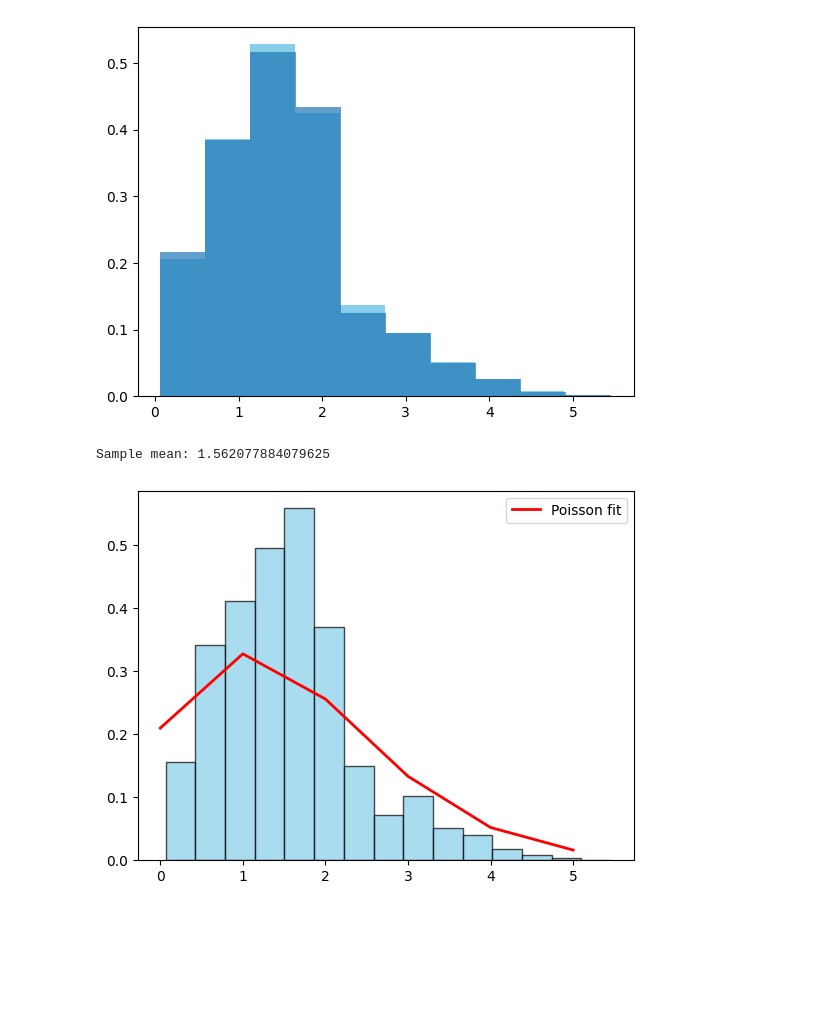
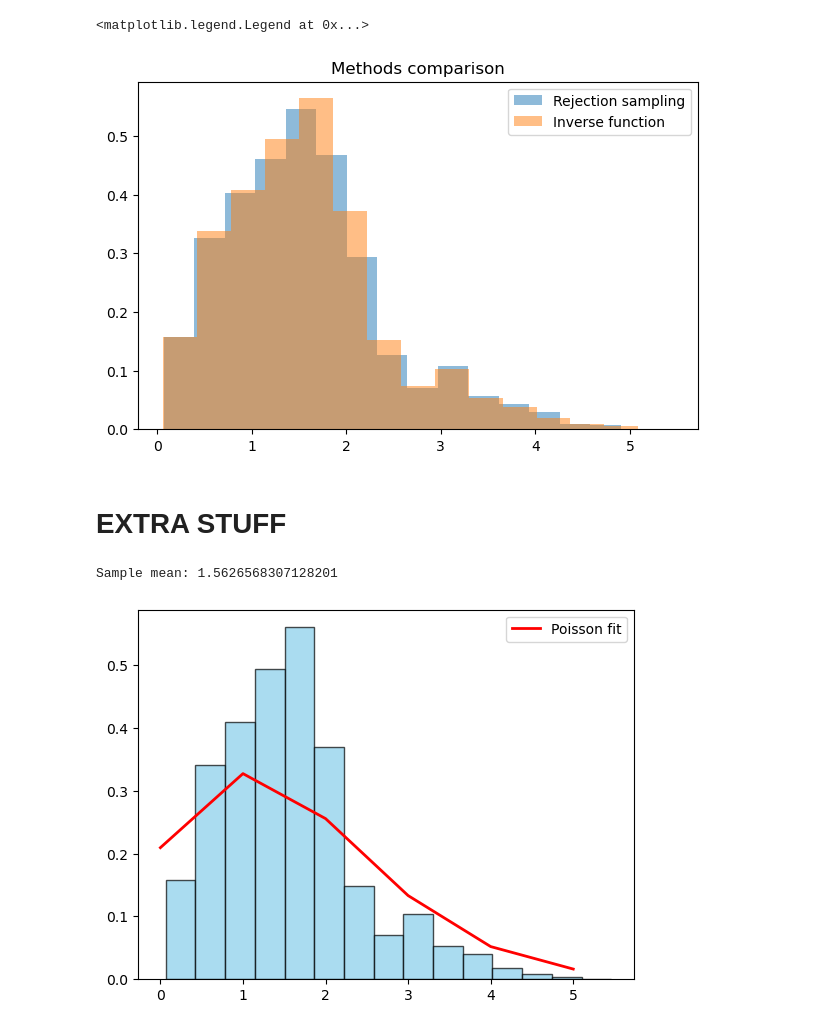
Before and after one commit to RoccoGiugni/ASML-24-25, a Jupyter notebook: L04/L04.ipynb, the cells around one changed output. Cells and saved outputs as stored; diff of their text form; code cells hidden in the pictures; blank space fills up the shorter version.

```diff
--- a/L04/L04.ipynb
+++ b/L04/L04.ipynb
@@ -88,14 +79,11 @@ plt.show()
 # %%
-cdf_ext = np.insert(cdf, 0, 0)
+cdf = np.insert(np.cumsum(bins) / bins.sum(), 0, 0)
 
 n = 100000
 
 u = rng.uniform(size=n)
 
-x2 = np.zeros(n)
-for i in range(cdf_ext.size - 1):
-    mask = (cdf_ext[i] < u) & (u < cdf_ext[i+1])
-    x2[mask] = rng.uniform(edges[i], edges[i+1], x2[mask].size)
-
-h2 = plt.hist(x2)
-plt.show()
+x = np.zeros(n)
+for i in range(cdf.size - 1):
+    mask = (cdf[i] < u) & (u < cdf[i+1])
+    x[mask] = rng.uniform(edge[i], edge[i+1], x[mask].size)
@@ -104,25 +90,34 @@ plt.show()
-# %%
-h1 = plt.hist(x, color='skyblue', density = 'true')
-h2 = plt.hist(x2, alpha=0.7, density = 'true')
-# %% [output]
-[figure, removed]
+# %%
+fig, ax = plt.subplots(1, 1, figsize=(6, 4), layout='constrained')
+
+ax.stairs(h1[0], h1[1], fill=True, alpha=.5, label='Rejection sampling')
+ax.hist(x, nbin, density=True, alpha=.5, label='Inverse function')
+
+ax.set_title('Methods comparison')
+ax.legend()
+# %% [output]
+<matplotlib.legend.Legend at 0x...>
+[figure, added]
+# %% [markdown]
+# EXTRA STUFF
 # %%
+# FIT BY EMMA
 
 # Plot histogram of data
-counts, edges, _ = plt.hist(z, bins=15, color='skyblue', edgecolor='black', alpha=0.7, density=True)
+bins, edges, _ = plt.hist(z, bins=15, color='skyblue', edgecolor='black', alpha=0.7, density=True)
 
 # Calculate bin centers
 new_edges = (edges[:-1] + edges[1:]) / 2
 
 # Calculate sample mean
-sample_mean = np.sum(new_edges * counts) / counts.sum()
+sample_mean = np.sum(new_edges * bins) / bins.sum()
 print("Sample mean:", sample_mean)
 
 # Generate x values for the Poisson distribution (integer values only)
 x_poisson = np.arange(int(edges[0]), int(edges[-1]) + 1)
 
 # Calculate the Poisson PMF on x_poisson values
-y_poisson = poisson.pmf(x_poisson, mu=sample_mean)
+y_poisson = stats.poisson.pmf(x_poisson, mu=sample_mean)
 
 # Plot the Poisson fit (scaled to match the histogram)
 plt.plot(x_poisson, y_poisson, color='red', label='Poisson fit', linewidth=2)
@@ -130,5 +125,5 @@ plt.plot(x_poisson, y_poisson, color='red', label='Poisson fit', linewidth=2)
 plt.legend()
 plt.show()
 # %% [output]
-Sample mean: 1.562077884079625
+Sample mean: 1.5626568307128201
 [figure]
```
Also changed, not shown: parts of 16 cells of this notebook.
